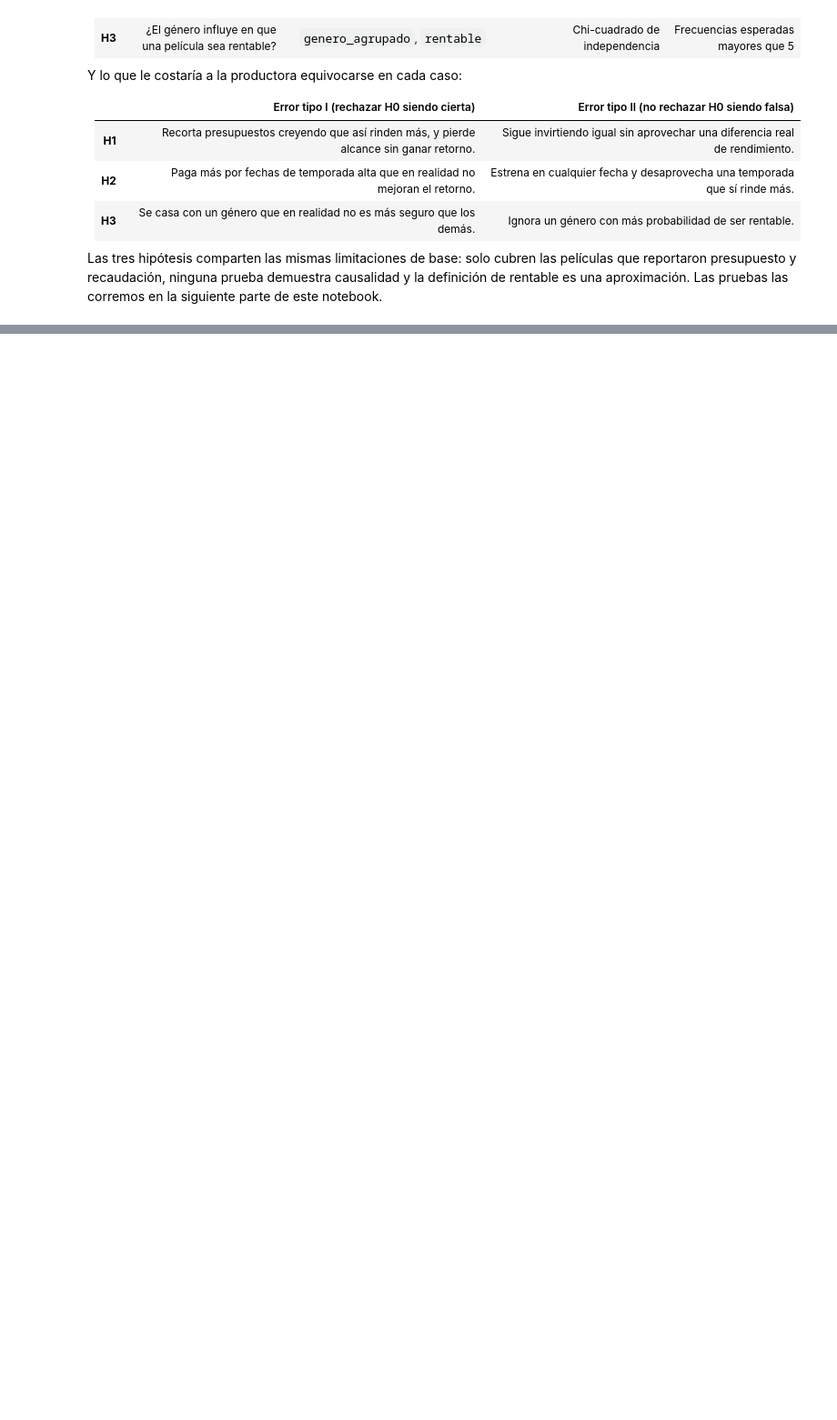
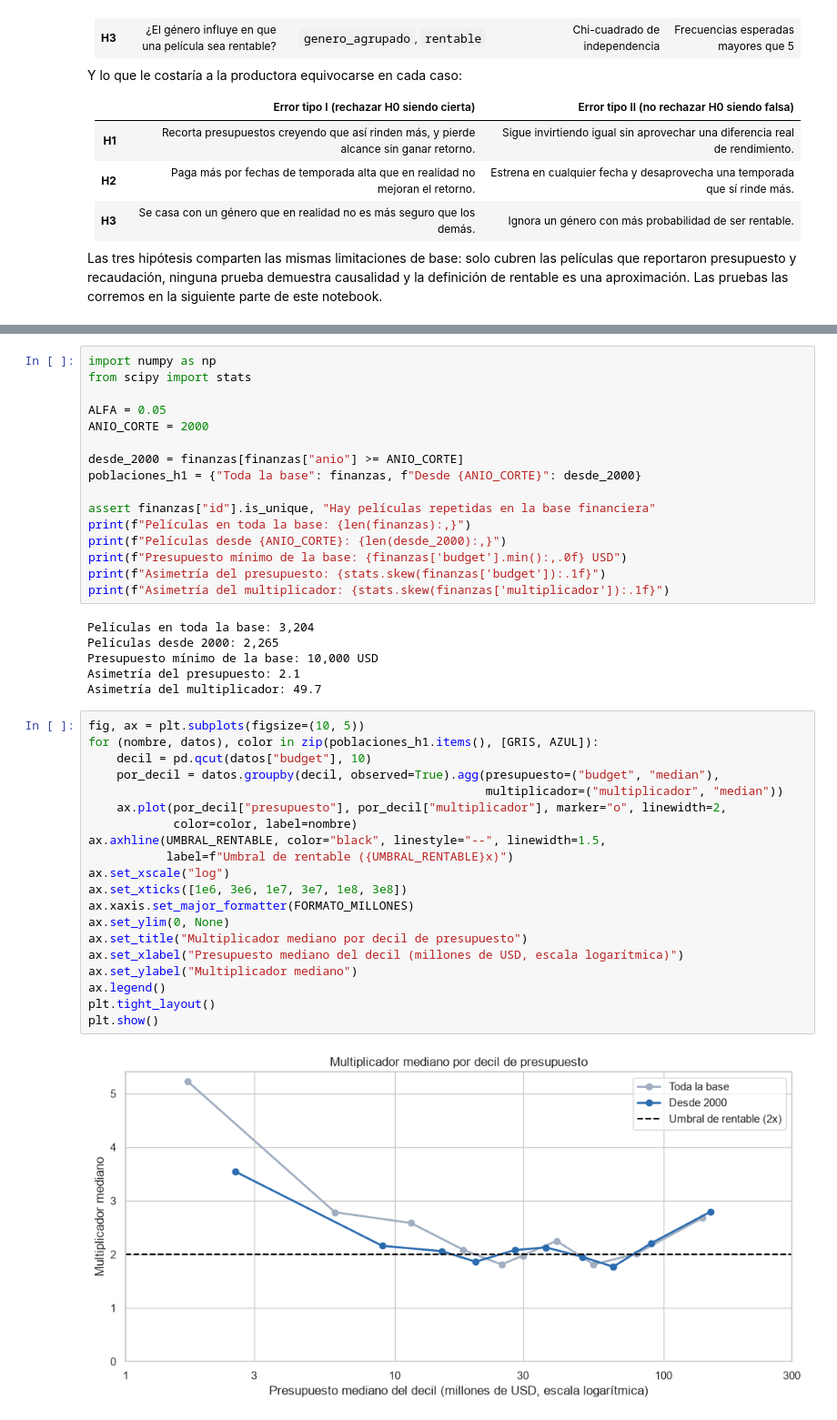
Before and after one commit to JulianHZ711/analisis-datos-evento-3, a Jupyter notebook: notebooks/03_hipotesis_pruebas.ipynb, the cells around one changed output, grey strips where cells are left out. Shown at 91% size. Saved outputs shown, nothing was run; the diff lists cells and outputs as text; blank space fills up the shorter version.

Commit message:
Prueba de la hipótesis 1: presupuesto y multiplicador

```diff
--- a/notebooks/03_hipotesis_pruebas.ipynb
+++ b/notebooks/03_hipotesis_pruebas.ipynb
@@ -359,0 +377,44 @@ Las tres hipótesis comparten las mismas limitaciones de base: solo cubren las p
+# %%
+import numpy as np
+from scipy import stats
+
+ALFA = 0.05
+ANIO_CORTE = 2000
+
+desde_2000 = finanzas[finanzas["anio"] >= ANIO_CORTE]
+poblaciones_h1 = {"Toda la base": finanzas, f"Desde {ANIO_CORTE}": desde_2000}
+
+assert finanzas["id"].is_unique, "Hay películas repetidas en la base financiera"
+print(f"Películas en toda la base: {len(finanzas):,}")
+print(f"Películas desde {ANIO_CORTE}: {len(desde_2000):,}")
+print(f"Presupuesto mínimo de la base: {finanzas['budget'].min():,.0f} USD")
+print(f"Asimetría del presupuesto: {stats.skew(finanzas['budget']):.1f}")
+print(f"Asimetría del multiplicador: {stats.skew(finanzas['multiplicador']):.1f}")
+# %% [output]
+Películas en toda la base: 3,204
+Películas desde 2000: 2,265
+Presupuesto mínimo de la base: 10,000 USD
+Asimetría del presupuesto: 2.1
+Asimetría del multiplicador: 49.7
+# %%
+fig, ax = plt.subplots(figsize=(10, 5))
+for (nombre, datos), color in zip(poblaciones_h1.items(), [GRIS, AZUL]):
+    decil = pd.qcut(datos["budget"], 10)
+    por_decil = datos.groupby(decil, observed=True).agg(presupuesto=("budget", "median"),
+                                                        multiplicador=("multiplicador", "median"))
+    ax.plot(por_decil["presupuesto"], por_decil["multiplicador"], marker="o", linewidth=2,
+            color=color, label=nombre)
+ax.axhline(UMBRAL_RENTABLE, color="black", linestyle="--", linewidth=1.5,
+           label=f"Umbral de rentable ({UMBRAL_RENTABLE}x)")
+ax.set_xscale("log")
+ax.set_xticks([1e6, 3e6, 1e7, 3e7, 1e8, 3e8])
+ax.xaxis.set_major_formatter(FORMATO_MILLONES)
+ax.set_ylim(0, None)
+ax.set_title("Multiplicador mediano por decil de presupuesto")
+ax.set_xlabel("Presupuesto mediano del decil (millones de USD, escala logarítmica)")
+ax.set_ylabel("Multiplicador mediano")
+ax.legend()
+plt.tight_layout()
+plt.show()
+# %% [output]
+[figure, added]
```
Also changed, not shown: parts of 13 cells of this notebook, 1 other file.
